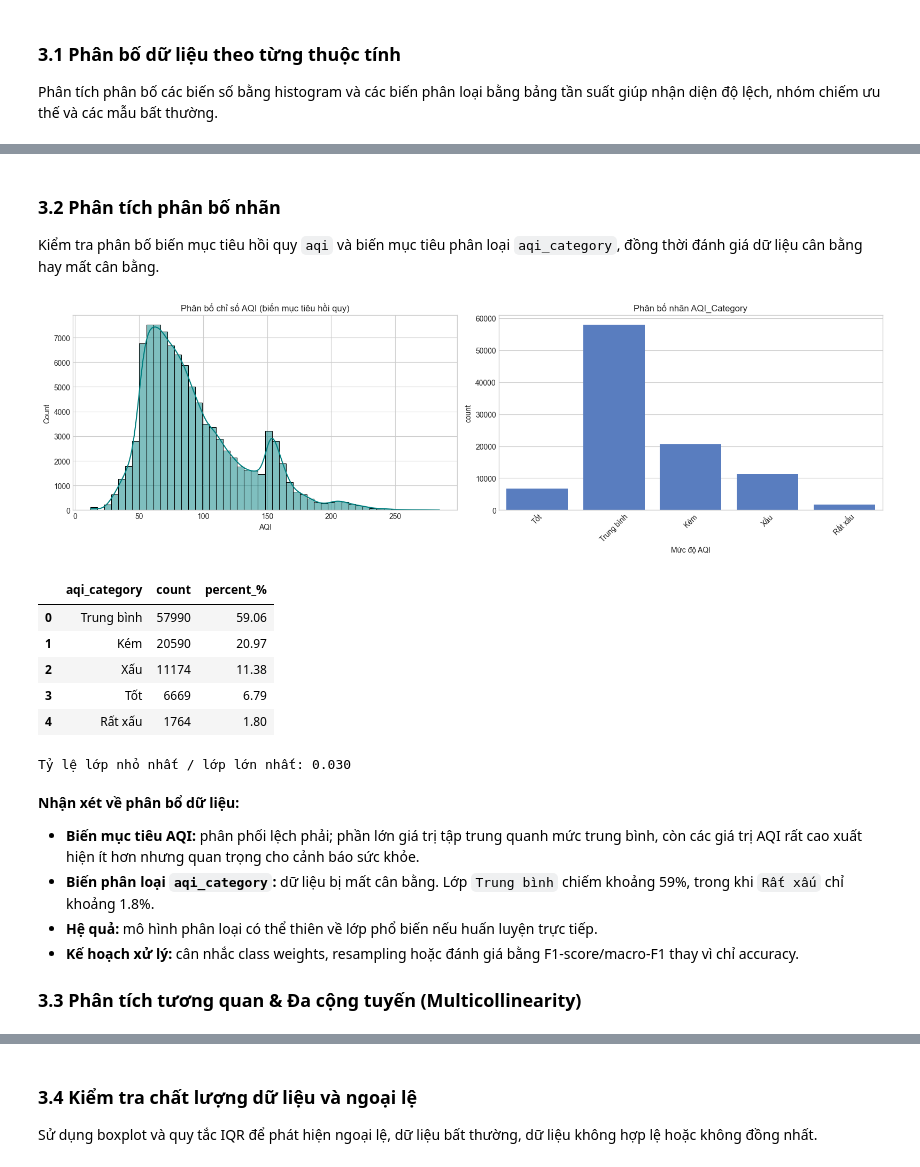
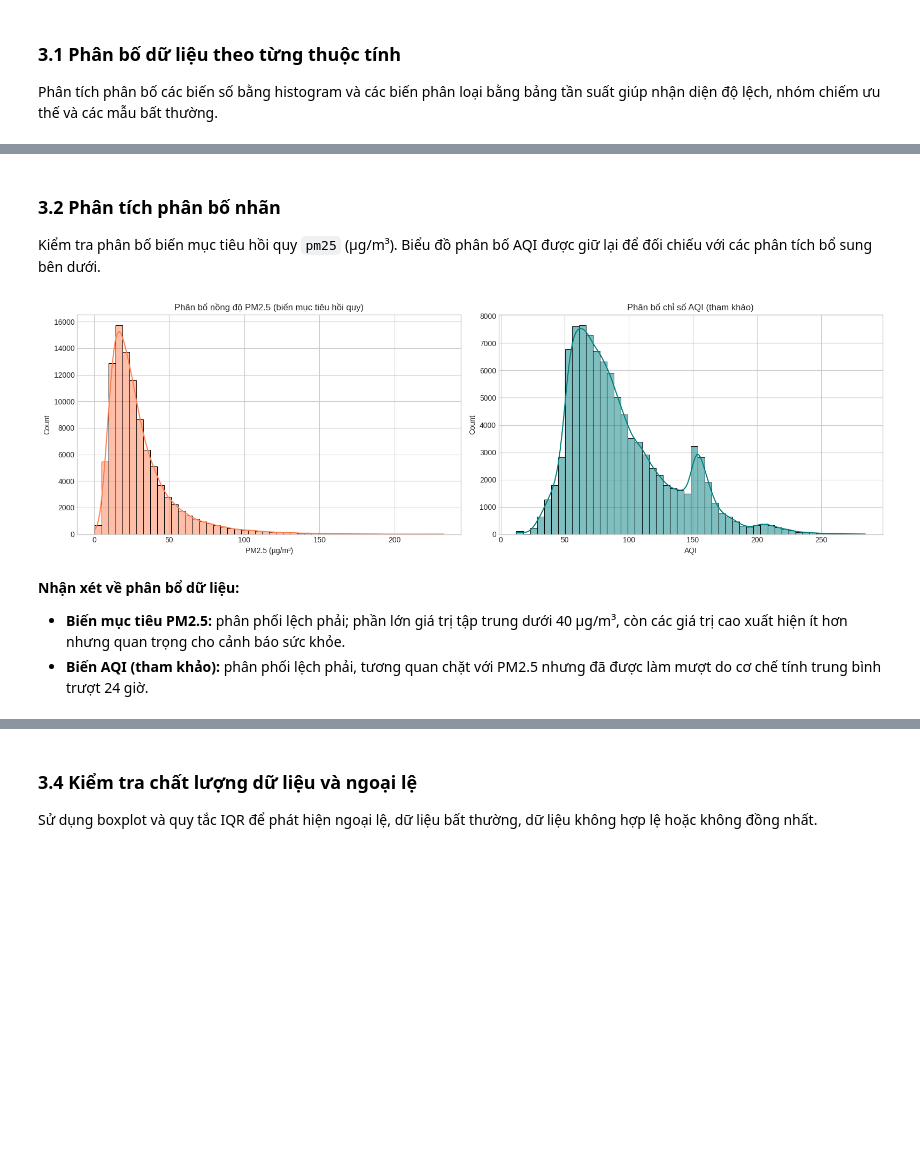
Before and after one commit to kimngoc280105/aqi-vietnam, a Jupyter notebook: code/notebook.ipynb, the cells around one changed output, grey strips where cells are left out. Drawn from its saved outputs; the diff is of its cells as text; code cells hidden in the pictures; blank space fills up the shorter version.

Commit message:
Xóa sạch nội dung về biến phân loại. Thay đổi target hồi quy từ AQI thành PM2.5 và cập nhật plot. Bổ sung plot phân bố biến và nhãn season theo thành phố.

```diff
--- a/code/notebook.ipynb
+++ b/code/notebook.ipynb
@@ -576,48 +598,26 @@ display(categorical_summary)
 # %% [markdown]
 <a id='3-2'></a>
 ### 3.2 Phân tích phân bố nhãn
-Kiểm tra phân bố biến mục tiêu hồi quy `aqi` và biến mục tiêu phân loại `aqi_category`, đồng thời đánh giá dữ liệu cân bằng hay mất cân bằng.
+Kiểm tra phân bố biến mục tiêu hồi quy `pm25` (µg/m³). Biểu đồ phân bố AQI được giữ lại để đối chiếu với các phân tích bổ sung bên dưới.
 # %%
 fig, ax = plt.subplots(1, 2, figsize=(16, 5))
 
-# 1. Phân bố biến liên tục AQI
-sns.histplot(df['aqi'], bins=50, kde=True, ax=ax[0], color='teal')
-ax[0].set_title('Phân bố chỉ số AQI (biến mục tiêu hồi quy)')
-ax[0].set_xlabel('AQI')
+# 1. Phân bố biến mục tiêu PM2.5
+sns.histplot(df['pm25'], bins=50, kde=True, ax=ax[0], color='coral')
+ax[0].set_title('Phân bố nồng độ PM2.5 (biến mục tiêu hồi quy)')
+ax[0].set_xlabel('PM2.5 (µg/m³)')
 
-# 2. Phân bố nhãn AQI Category
-category_order = ["Tốt", "Trung bình", "Kém", "Xấu", "Rất xấu", "Nguy hại"]
-present_order = [c for c in category_order if c in df['aqi_category'].unique()]
-sns.countplot(data=df, x='aqi_category', order=present_order, ax=ax[1])
-ax[1].set_title('Phân bố nhãn AQI_Category')
-ax[1].set_xlabel('Mức độ AQI')
-ax[1].tick_params(axis='x', rotation=45)
+# 2. Phân bố AQI (tham khảo)
+sns.histplot(df['aqi'], bins=50, kde=True, ax=ax[1], color='teal')
+ax[1].set_title('Phân bố chỉ số AQI (tham khảo)')
+ax[1].set_xlabel('AQI')
 
 plt.tight_layout()
 plt.show()
-
-label_distribution = df['aqi_category'].value_counts().rename_axis('aqi_category').reset_index(name='count')
-label_distribution['percent_%'] = (label_distribution['count'] / len(df) * 100).round(2)
-display(label_distribution)
-
-imbalance_ratio = label_distribution['count'].min() / label_distribution['count'].max()
-print(f"Tỷ lệ lớp nhỏ nhất / lớp lớn nhất: {imbalance_ratio:.3f}")
 # %% [output]
-[figure, old version]
+[figure, new version]
-|  | aqi_category | count | percent_% |
-| 0 | Trung bình | 57990 | 59.06 |
-| 1 | Kém | 20590 | 20.97 |
-| 2 | Xấu | 11174 | 11.38 |
-| 3 | Tốt | 6669 | 6.79 |
-| 4 | Rất xấu | 1764 | 1.80 |
-Tỷ lệ lớp nhỏ nhất / lớp lớn nhất: 0.030
 # %% [markdown]
 **Nhận xét về phân bổ dữ liệu:**
 
-* **Biến mục tiêu AQI:** phân phối lệch phải; phần lớn giá trị tập trung quanh mức trung bình, còn các giá trị AQI rất cao xuất hiện ít hơn nhưng quan trọng cho cảnh báo sức khỏe.
-* **Biến phân loại `aqi_category`:** dữ liệu bị mất cân bằng. Lớp `Trung bình` chiếm khoảng 59%, trong khi `Rất xấu` chỉ khoảng 1.8%.
-* **Hệ quả:** mô hình phân loại có thể thiên về lớp phổ biến nếu huấn luyện trực tiếp.
-* **Kế hoạch xử lý:** cân nhắc class weights, resampling hoặc đánh giá bằng F1-score/macro-F1 thay vì chỉ accuracy.
-
-<a id='3-3'></a>
-### 3.3 Phân tích tương quan & Đa cộng tuyến (Multicollinearity)
+* **Biến mục tiêu PM2.5:** phân phối lệch phải; phần lớn giá trị tập trung dưới 40 µg/m³, còn các giá trị cao xuất hiện ít hơn nhưng quan trọng cho cảnh báo sức khỏe.
+* **Biến AQI (tham khảo):** phân phối lệch phải, tương quan chặt với PM2.5 nhưng đã được làm mượt do cơ chế tính trung bình trượt 24 giờ.
```
Also changed, not shown: parts of 17 cells of this notebook, 1 other file.
